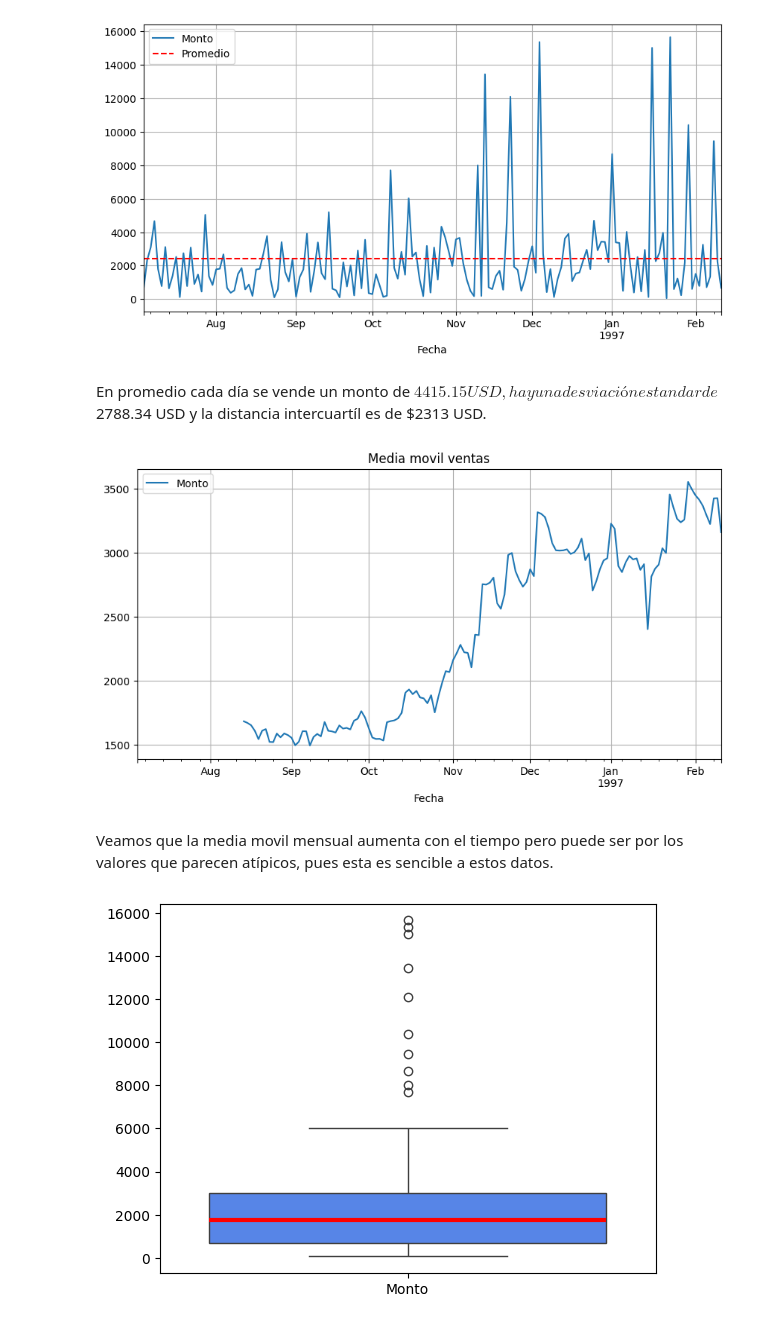
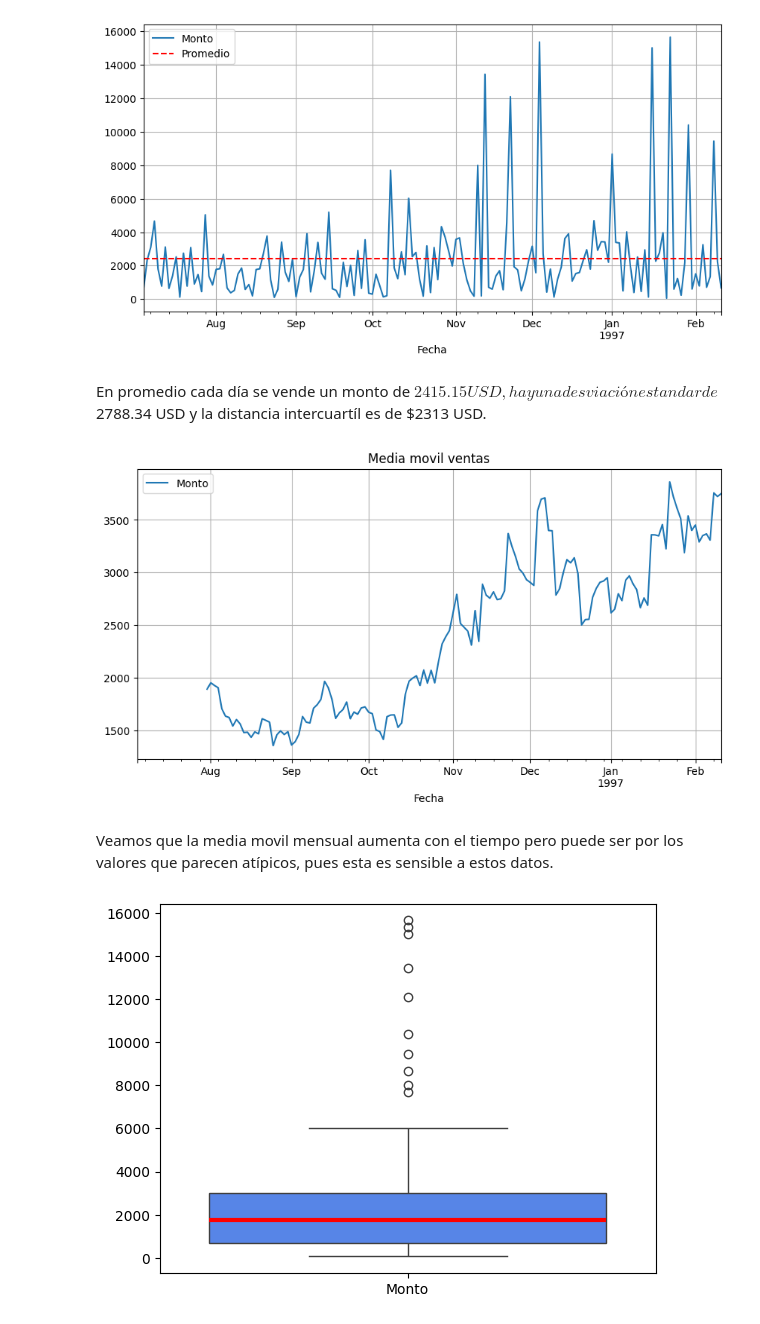
Before and after one commit to arieldatascientist/Northwind_end-to-end-ventas-forecasting-and-segmentation, a Jupyter notebook: notebooks/EDA_Northwind.ipynb, the cells around one changed output. Drawn from its saved outputs; the diff is of its cells as text; code cells hidden in the pictures.

Commit message:
Ajuste a la media movil

```diff
--- a/notebooks/EDA_Northwind.ipynb
+++ b/notebooks/EDA_Northwind.ipynb
@@ -950,18 +950,18 @@ min       62.460000
 max    15641.500000
 [figure]
 # %% [markdown]
-En promedio cada día se vende un monto de $4415.15 USD, hay una desviación estandar de $2788.34 USD y la distancia intercuartíl es de $2313 USD.
+En promedio cada día se vende un monto de $2415.15 USD, hay una desviación estandar de $2788.34 USD y la distancia intercuartíl es de $2313 USD.
 # %%
-venas_media_movil = ventas_dia_serie.rolling(window=30).mean()
+venas_media_movil = ventas_dia_serie.rolling(window=20).mean() #Como son semanas de 5 días
 
 venas_media_movil.plot(figsize=(10, 5))
 plt.title("Media movil ventas")
 plt.grid()
 plt.show()
 # %% [output]
-[figure, old version]
+[figure, new version]
 # %% [markdown]
-Veamos que la media movil mensual aumenta con el tiempo pero puede ser por los valores que parecen atípicos, pues esta es sencible a estos datos.
+Veamos que la media movil mensual aumenta con el tiempo pero puede ser por los valores que parecen atípicos, pues esta es sensible a estos datos.
 # %%
 sbn.boxplot(ventas_dia_serie, orient='v', color="#3F7CFF", medianprops={'color':'red', 'linewidth': 3})
 plt.show()
```
Also changed, not shown: parts of 1 cell of this notebook.
